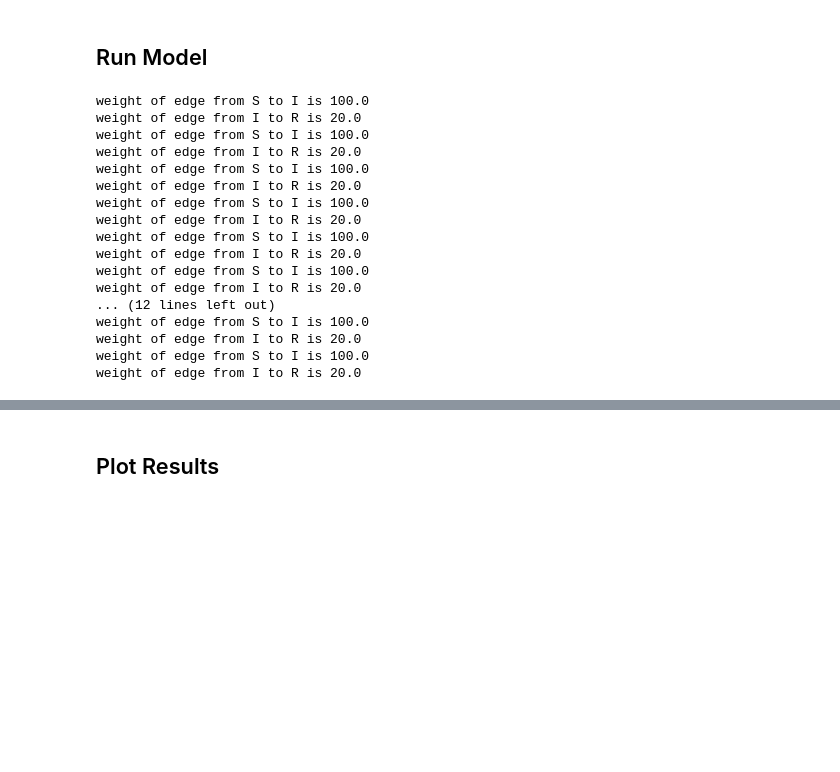
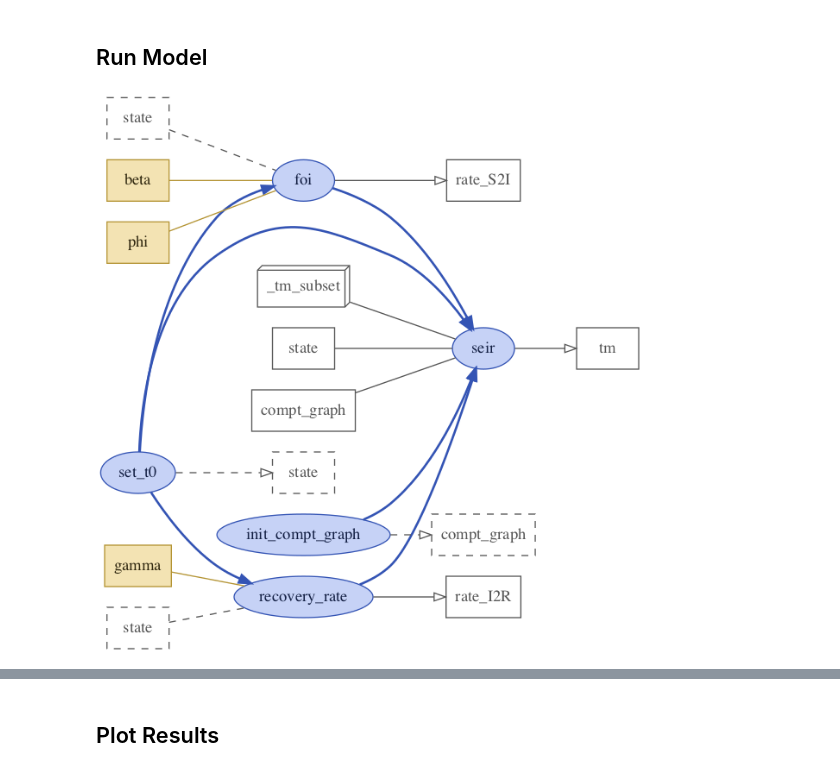
Before and after one commit to UT-Covid/episimlab, a Jupyter notebook: notebooks/20210731_markov_sandbox.ipynb, the cells around one changed output, grey strips where cells are left out. Drawn from its saved outputs; the diff is of its cells as text; code cells hidden in the pictures; blank space fills up the shorter version.

```diff
--- a/notebooks/20210731_markov_sandbox.ipynb
+++ b/notebooks/20210731_markov_sandbox.ipynb
@@ -193,9 +196,15 @@ class SetTimeZero:
 class RecoveryRate:
     """Provide a `rate_I2R`"""
     rate_I2R = var(global_name='rate_I2R', groups=['tm'], intent='out')
+    gamma = var(global_name='gamma', intent='in')
+    state = glob('state', intent='in')
 
     def initialize(self):
-        self.rate_I2R = 20.
+        self.rate_I2R = self.gamma * self.I
+
+    @property
+    def I(self):
+        return self.state.loc[dict(compt='I')]
 # %%
 @xs.process
 class InitComptGraph:
@@ -210,8 +219,8 @@ class InitComptGraph:
             ('R', {"color": "green"}),
         ])
         g.add_edges_from([
-            ('S', 'I', {"priority": 0, "weight": np.array([100]), "color": "red"}),
-            ('I', 'R', {"priority": 1, "weight": np.array([50]), "color": "blue"}),
+            ('S', 'I', {"priority": 0, "color": "red"}),
+            ('I', 'R', {"priority": 1, "color": "blue"}),
         ])
         return g
 
@@ -341,45 +367,32 @@ class FOI:
 # %% [markdown]
 ## Run Model
+# %%
+model = xs.Model({
+    'set_t0': SetTimeZero,
+    'seir': SEIR,
+    'foi': FOI,
+    'init_compt_graph': InitComptGraph,
+    'recovery_rate': RecoveryRate
+})
+model.visualize(show_inputs=True, show_variables=True)
+# %% [output]
+[figure, added]
 # %%
-model = xs.Model({
-    'set_t0': SetTimeZero,
-    'agg_tm': AggregateTM,
-    'step': Step,
-    'foi': FOI,
-    'init_compt_graph': InitComptGraph,
-    'recovery_rate': RecoveryRate
-})
 in_ds = xs.create_setup(
     model=model,
     clocks={
         'step': pd.date_range(start='3/1/2020', end='3/15/2020', freq='24H')
     },
     input_vars={
-
+        'foi__beta': 1.,
+        'foi__phi': 5.,
+        'recovery_rate__gamma': 0.1,
     },
     output_vars={
-        'step__state': 'step'
+        'seir__state': 'step'
     }
 )
 out_ds = in_ds.xsimlab.run(model=model, decoding=dict(mask_and_scale=False))
-# %% [output]
-weight of edge from S to I is 100.0
-weight of edge from I to R is 20.0
-weight of edge from S to I is 100.0
-weight of edge from I to R is 20.0
-weight of edge from S to I is 100.0
-weight of edge from I to R is 20.0
-weight of edge from S to I is 100.0
-weight of edge from I to R is 20.0
-weight of edge from S to I is 100.0
-weight of edge from I to R is 20.0
-weight of edge from S to I is 100.0
-weight of edge from I to R is 20.0
-... (12 lines left out)
-weight of edge from S to I is 100.0
-weight of edge from I to R is 20.0
-weight of edge from S to I is 100.0
-weight of edge from I to R is 20.0
 # %%
 out_ds
 # %% [output]
```
Also changed, not shown: parts of 10 cells of this notebook.
